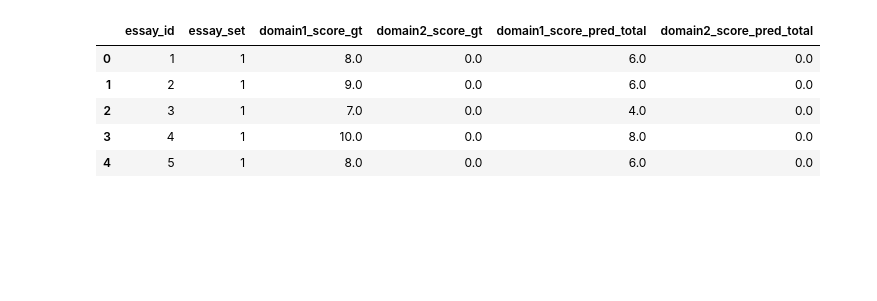
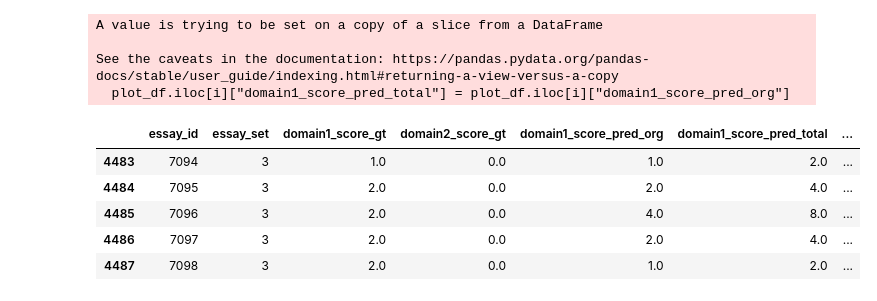
Before and after one commit to go-bears/essay-feedback-aiedu, a Jupyter notebook: essay_scoring/base-scoring/plots.ipynb, the cells around one changed output. Drawn from its saved outputs; the diff is of its cells as text; code cells hidden in the pictures; blank space fills up the shorter version.

```diff
--- a/essay_scoring/base-scoring/plots.ipynb
+++ b/essay_scoring/base-scoring/plots.ipynb
@@ -25,23 +26,35 @@ df.head()
 | 2 | 2 | 3 | 1 | Dear, @CAPS1 @CAPS2 @CAPS3 More a... | Based on the provided essay and r... | 2.0 | 0.0 | ... |
 | 3 | 3 | 4 | 1 | Dear Local Newspaper, @CAPS1 I ha... | Based on the provided rubric and ... | 4.0 | 0.0 | ... |
 | 4 | 4 | 5 | 1 | Dear @LOCATION1, I know having co... | Based on the provided essay and t... | 3.0 | 0.0 | ... |
-# %%
-
-plot_df = df[[
-    "essay_id",
-    "essay_set",
-    "domain1_score_gt",
-    "domain2_score_gt",
-    "domain1_score_pred_total",
-    "domain2_score_pred_total"]]
-
-plot_df.head()
-# %% [output]
-|  | essay_id | essay_set | domain1_score_gt | domain2_score_gt | domain1_score_pred_total | domain2_score_pred_total |
-| 0 | 1 | 1 | 8.0 | 0.0 | 6.0 | 0.0 |
-| 1 | 2 | 1 | 9.0 | 0.0 | 6.0 | 0.0 |
-| 2 | 3 | 1 | 7.0 | 0.0 | 4.0 | 0.0 |
-| 3 | 4 | 1 | 10.0 | 0.0 | 8.0 | 0.0 |
-| 4 | 5 | 1 | 8.0 | 0.0 | 6.0 | 0.0 |
+# %%
+
+plot_df = df[[
+    "essay_id",
+    "essay_set",
+    "domain1_score_gt",
+    "domain2_score_gt",
+    "domain1_score_pred_org",
+    "domain1_score_pred_total",
+    "domain2_score_pred_total"]]
+
+plot_df.head()
+copy_df = plot_df.copy()
+
+for i, row in plot_df.iterrows():
+    if plot_df.iloc[i]["essay_set"] in [2,3]:
+        plot_df.iloc[i]["domain1_score_pred_total"] = plot_df.iloc[i]["domain1_score_pred_org"]
+
+plot_df.tail()
+# %% [output]
+A value is trying to be set on a copy of a slice from a DataFrame
+
+See the caveats in the documentation: https://pandas.pydata.org/pandas-docs/stable/user_guide/indexing.html#returning-a-view-versus-a-copy
+  plot_df.iloc[i]["domain1_score_pred_total"] = plot_df.iloc[i]["domain1_score_pred_org"]
+|  | essay_id | essay_set | domain1_score_gt | domain2_score_gt | domain1_score_pred_org | domain1_score_pred_total | ... |
+| 4483 | 7094 | 3 | 1.0 | 0.0 | 1.0 | 2.0 | ... |
+| 4484 | 7095 | 3 | 2.0 | 0.0 | 2.0 | 4.0 | ... |
+| 4485 | 7096 | 3 | 2.0 | 0.0 | 4.0 | 8.0 | ... |
+| 4486 | 7097 | 3 | 2.0 | 0.0 | 2.0 | 4.0 | ... |
+| 4487 | 7098 | 3 | 2.0 | 0.0 | 1.0 | 2.0 | ... |
 # %%
 # Create a clear figure with larger size
```
Also changed, not shown: parts of 3 cells of this notebook.
